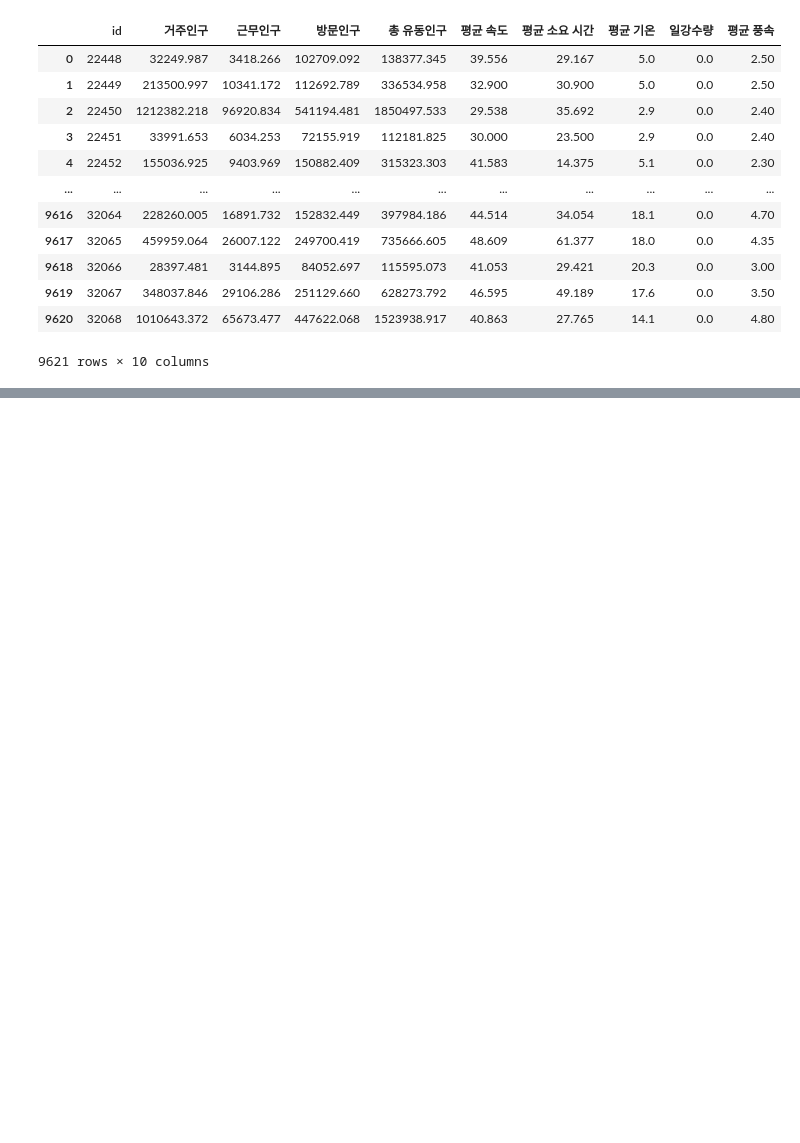
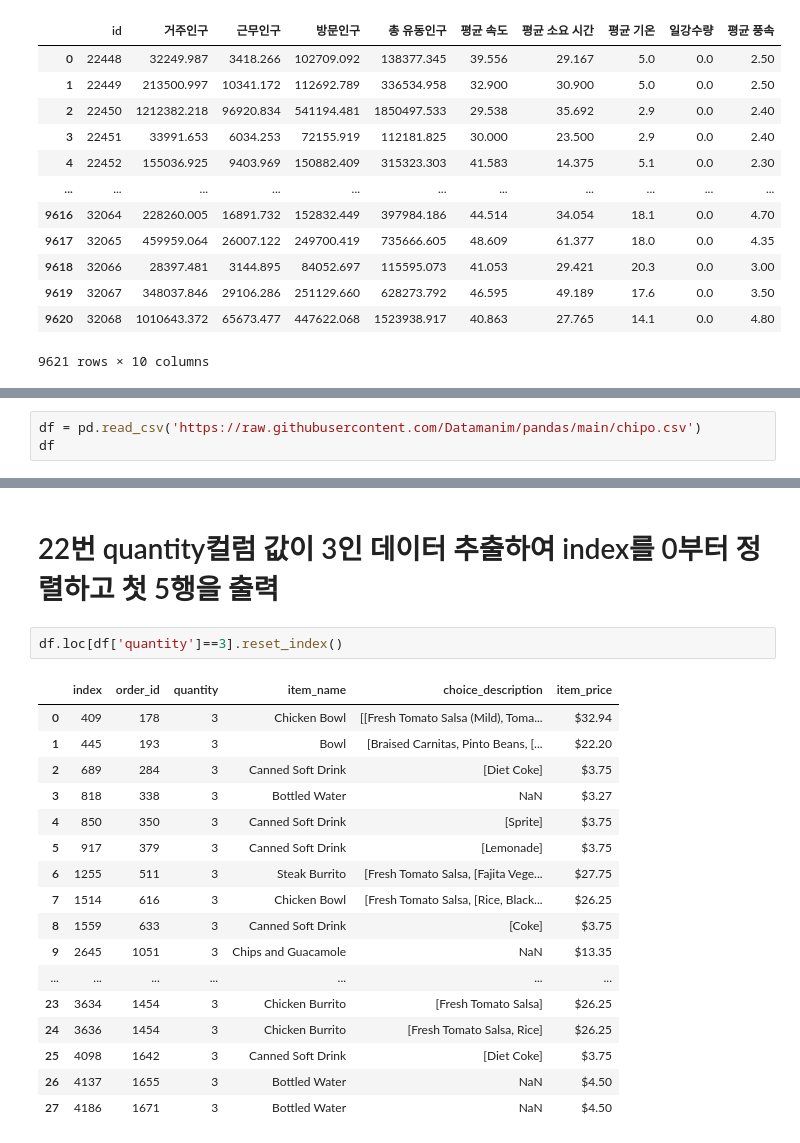
Before and after one commit to Parksemo/Learned-Coding, a Jupyter notebook: 빅분기/데이터마님/데이터 전처리 100 문제/데이터 전처리 100 문제.ipynb, the cells around one changed output, grey strips where cells are left out. Drawn from its saved outputs; the diff is of its cells as text; blank space fills up the shorter version.

```diff
--- a/빅분기/데이터마님/데이터 전처리 100 문제/데이터 전처리 100 문제.ipynb
+++ b/빅분기/데이터마님/데이터 전처리 100 문제/데이터 전처리 100 문제.ipynb
@@ -391,0 +735,3 @@ df.select_dtypes(exclude=['object'])
+# %%
+df = pd.read_csv('https://raw.githubusercontent.com/Datamanim/pandas/main/chipo.csv')
+df
@@ -391,0 +794,22 @@ df.select_dtypes(exclude=['object'])
+# %% [markdown]
+# 22번 quantity컬럼 값이 3인 데이터 추출하여 index를 0부터 정렬하고 첫 5행을 출력
+# %%
+df.loc[df['quantity']==3].reset_index()
+# %% [output]
+|  | index | order_id | quantity | item_name | choice_description | item_price |
+| 0 | 409 | 178 | 3 | Chicken Bowl | [[Fresh Tomato Salsa (Mild), Toma... | $32.94 |
+| 1 | 445 | 193 | 3 | Bowl | [Braised Carnitas, Pinto Beans, [... | $22.20 |
+| 2 | 689 | 284 | 3 | Canned Soft Drink | [Diet Coke] | $3.75 |
+| 3 | 818 | 338 | 3 | Bottled Water | NaN | $3.27 |
+| 4 | 850 | 350 | 3 | Canned Soft Drink | [Sprite] | $3.75 |
+| 5 | 917 | 379 | 3 | Canned Soft Drink | [Lemonade] | $3.75 |
+| 6 | 1255 | 511 | 3 | Steak Burrito | [Fresh Tomato Salsa, [Fajita Vege... | $27.75 |
+| 7 | 1514 | 616 | 3 | Chicken Bowl | [Fresh Tomato Salsa, [Rice, Black... | $26.25 |
+| 8 | 1559 | 633 | 3 | Canned Soft Drink | [Coke] | $3.75 |
+| 9 | 2645 | 1051 | 3 | Chips and Guacamole | NaN | $13.35 |
+| ... | ... | ... | ... | ... | ... | ... |
+| 23 | 3634 | 1454 | 3 | Chicken Burrito | [Fresh Tomato Salsa] | $26.25 |
+| 24 | 3636 | 1454 | 3 | Chicken Burrito | [Fresh Tomato Salsa, Rice] | $26.25 |
+| 25 | 4098 | 1642 | 3 | Canned Soft Drink | [Diet Coke] | $3.75 |
+| 26 | 4137 | 1655 | 3 | Bottled Water | NaN | $4.50 |
+| 27 | 4186 | 1671 | 3 | Bottled Water | NaN | $4.50 |
```
Also changed, not shown: parts of 95 cells of this notebook.
